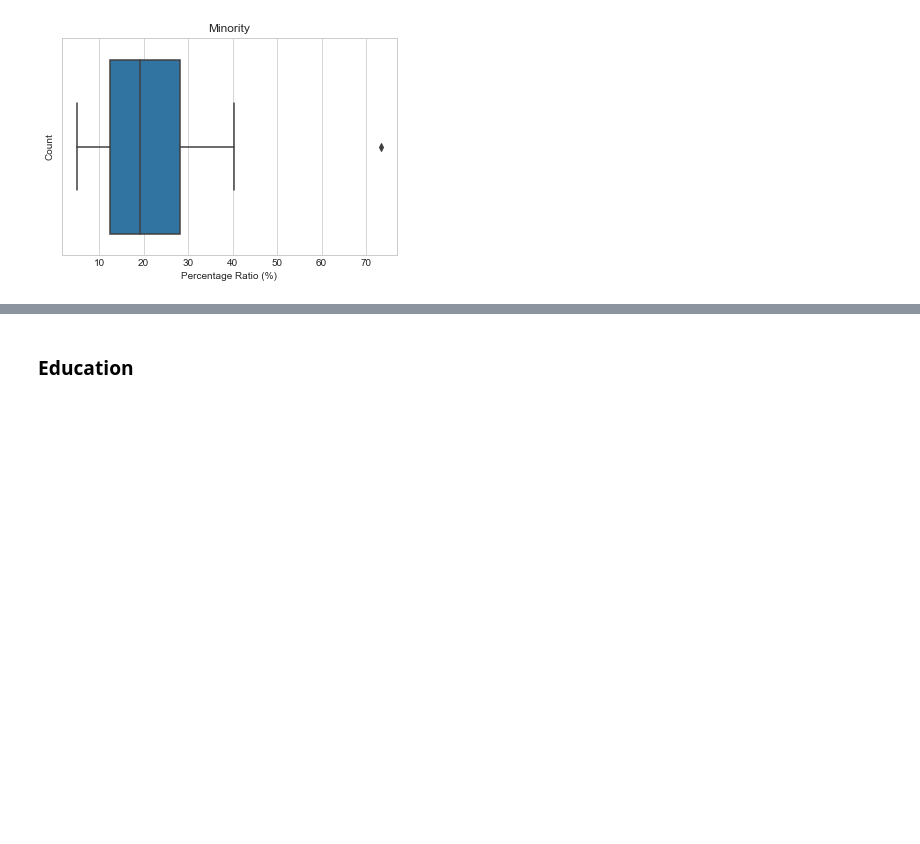
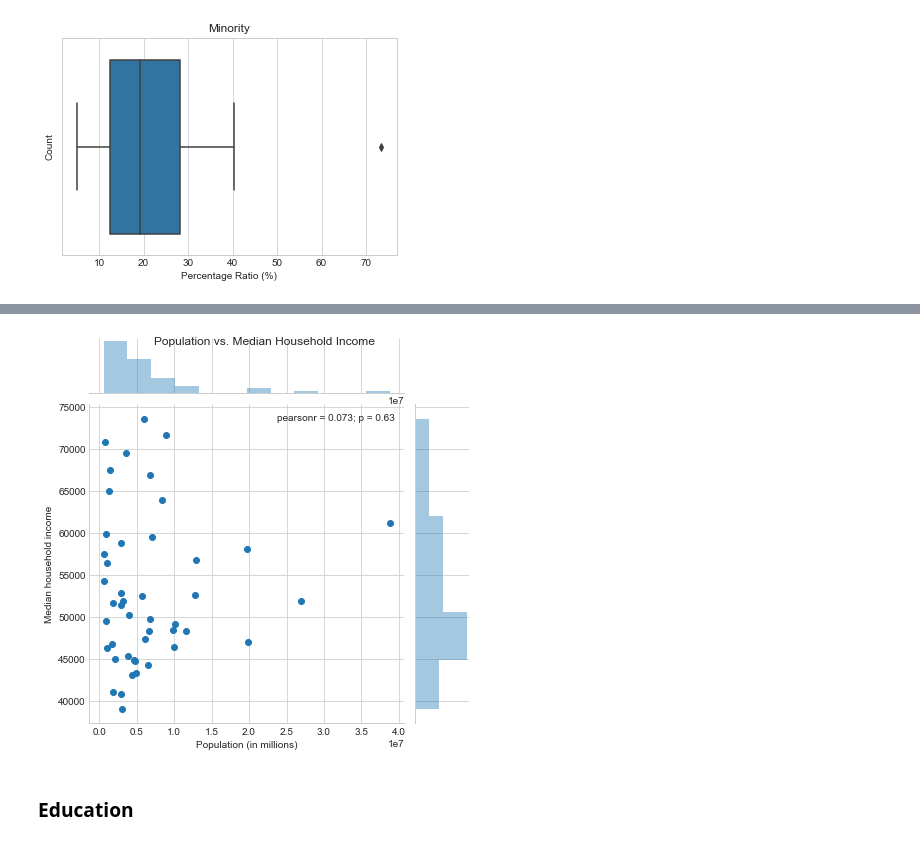
Before and after one commit to akim2034/Thinkful_DS_Bootcamp, a Jupyter notebook: Unit 1/Lesson 5 - Unit 1 Capstone/US Election 2016 Analysis - Unit 1 Capstone.ipynb, the cells around one changed output, grey strips where cells are left out. Drawn from its saved outputs; the diff is of its cells as text; code cells hidden in the pictures; blank space fills up the shorter version.

```diff
--- a/Unit 1/Lesson 5 - Unit 1 Capstone/US Election 2016 Analysis - Unit 1 Capstone.ipynb
+++ b/Unit 1/Lesson 5 - Unit 1 Capstone/US Election 2016 Analysis - Unit 1 Capstone.ipynb
@@ -376,3 +368,10 @@ sns.jointplot(x="Population_2014", y="Median_household_income", data=state_facts
+# %%
+bx = sns.jointplot(x="Population_2014", y="Median_household_income", data=state_facts_votes)
+bx.set_axis_labels(xlabel = "Population (in millions)", ylabel="Median household income")
+bx.fig.suptitle("Population vs. Median Household Income")
+plt.show()
+# %% [output]
+[figure, added]
 # %% [markdown]
 ### **Education**
 # %%
```
Also changed, not shown: parts of 10 cells of this notebook.
